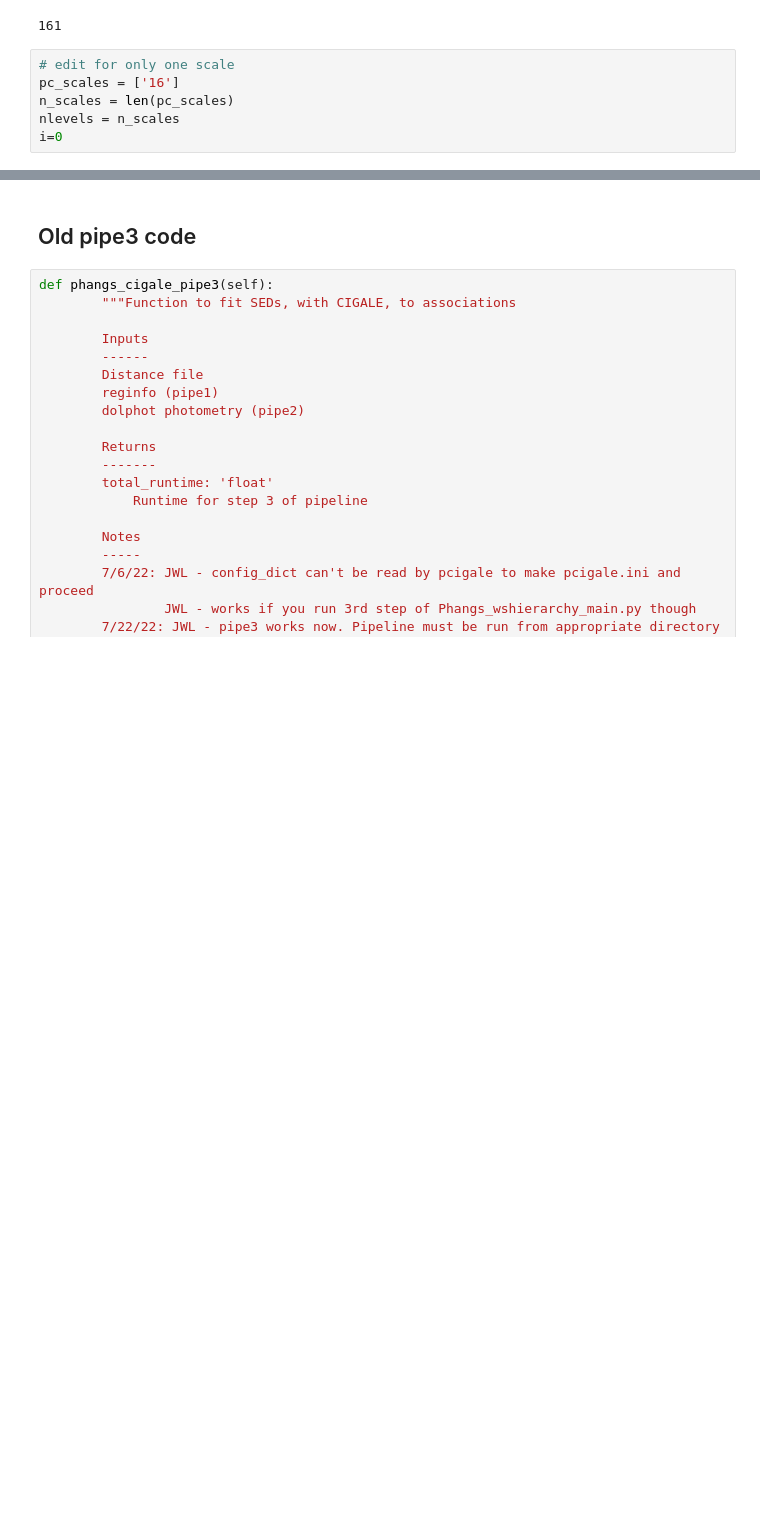
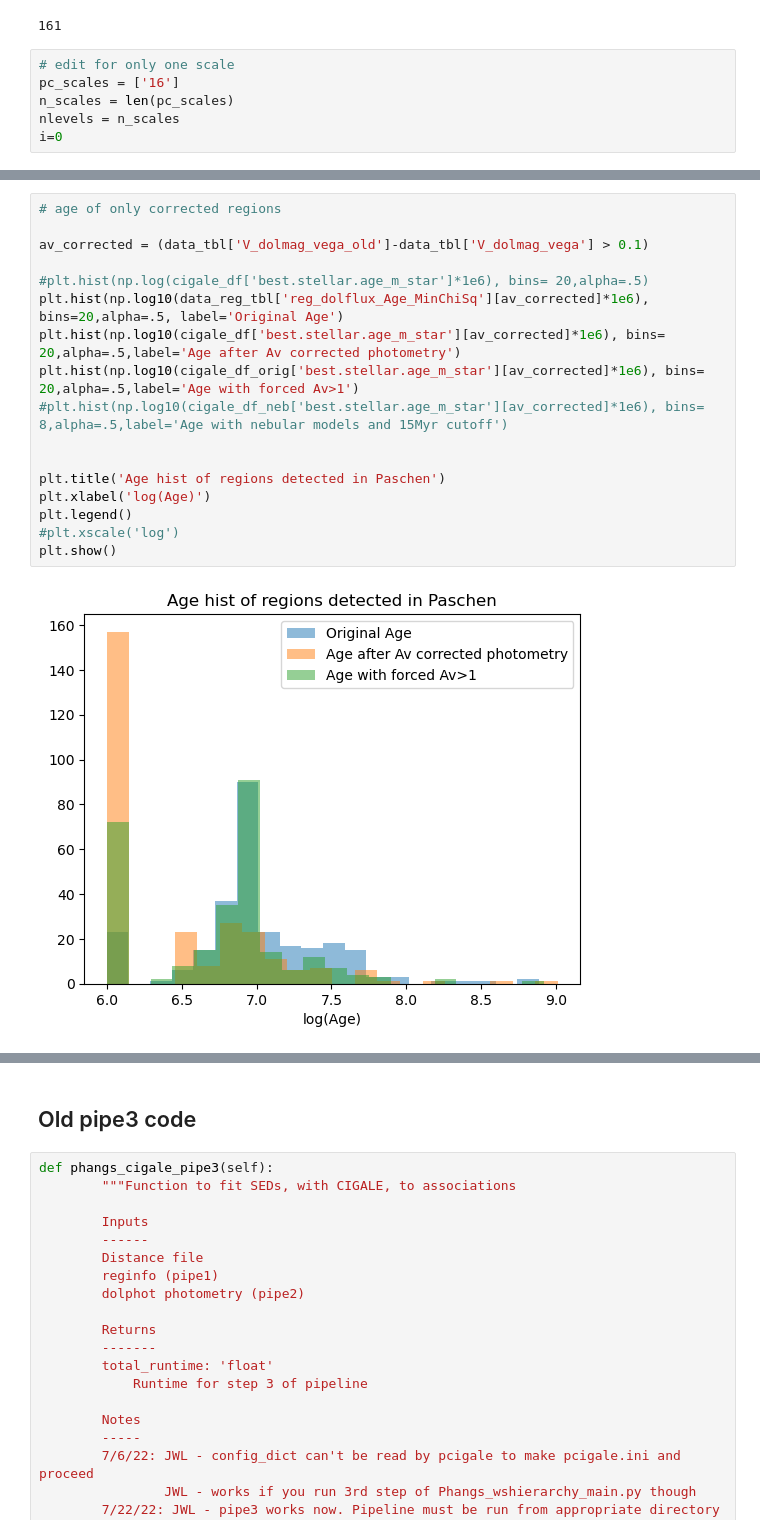
Before and after one commit to kilarson/msa, a Jupyter notebook: msa_cigale.ipynb, the cells around one changed output, grey strips where cells are left out. Saved outputs shown, nothing was run; the diff lists cells and outputs as text; blank space fills up the shorter version.

```diff
--- a/msa_cigale.ipynb
+++ b/msa_cigale.ipynb
@@ -672,0 +1195,19 @@ KeyError: 'additionalerror'
+# %%
+# age of only corrected regions
+
+av_corrected = (data_tbl['V_dolmag_vega_old']-data_tbl['V_dolmag_vega'] > 0.1)
+
+#plt.hist(np.log(cigale_df['best.stellar.age_m_star']*1e6), bins= 20,alpha=.5)
+plt.hist(np.log10(data_reg_tbl['reg_dolflux_Age_MinChiSq'][av_corrected]*1e6), bins=20,alpha=.5, label='Original Age')
+plt.hist(np.log10(cigale_df['best.stellar.age_m_star'][av_corrected]*1e6), bins= 20,alpha=.5,label='Age after Av corrected photometry')
+plt.hist(np.log10(cigale_df_orig['best.stellar.age_m_star'][av_corrected]*1e6), bins= 20,alpha=.5,label='Age with forced Av>1')
+#plt.hist(np.log10(cigale_df_neb['best.stellar.age_m_star'][av_corrected]*1e6), bins= 8,alpha=.5,label='Age with nebular models and 15Myr cutoff')
+
+
+plt.title('Age hist of regions detected in Paschen')
+plt.xlabel('log(Age)')
+plt.legend()
+#plt.xscale('log')
+plt.show()
+# %% [output]
+[figure, added]
```
Also changed, not shown: parts of 40 cells of this notebook.
